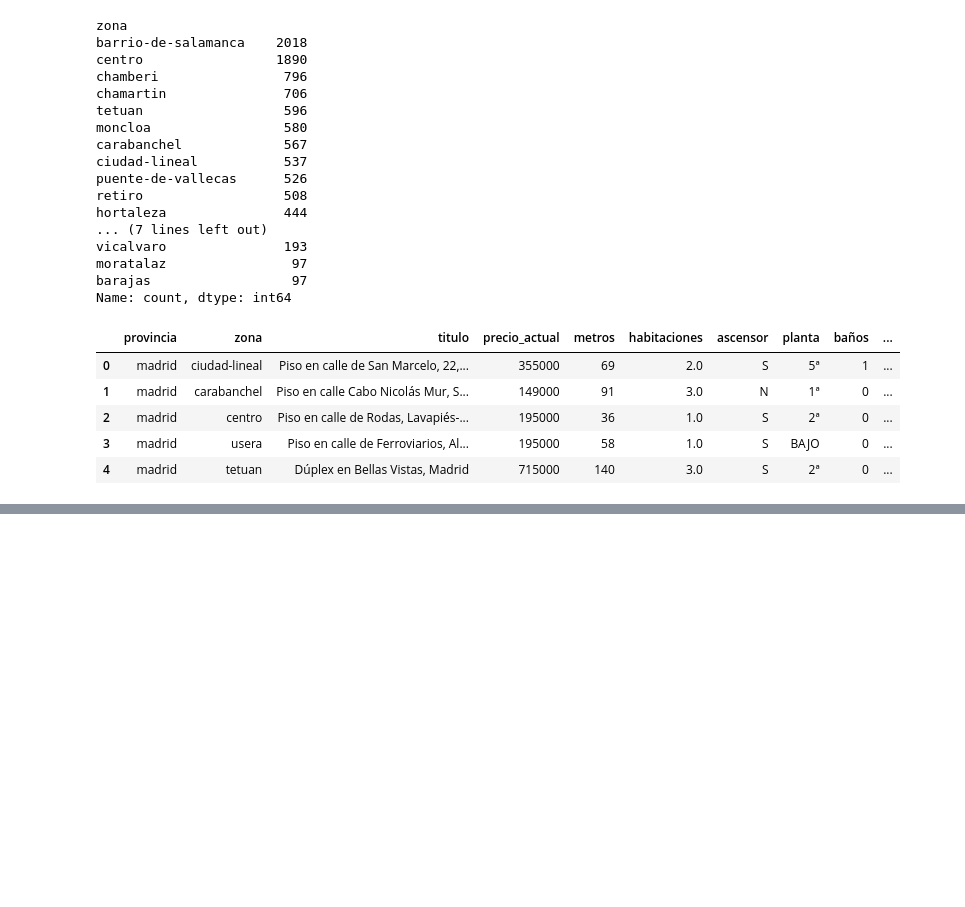
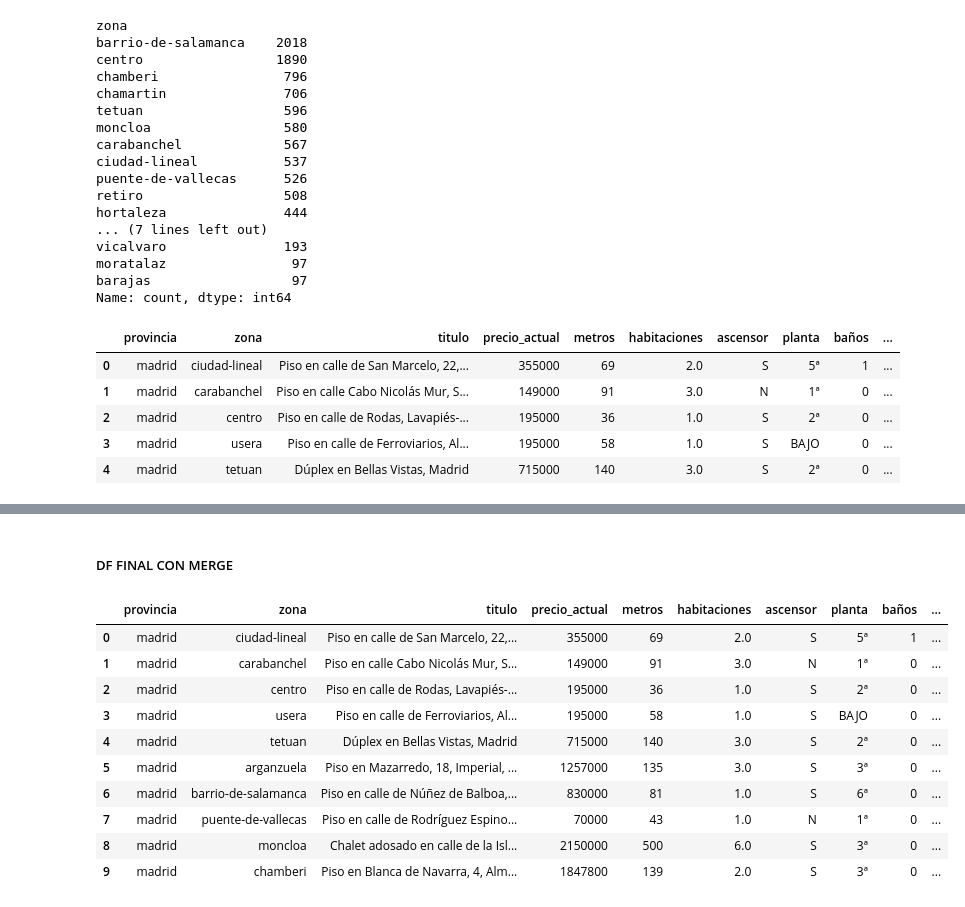
Before and after one commit to carmamenriosrodriguez/Proyecto-Venta-Madrid, a Jupyter notebook: Limpieza_Madrid.ipynb, the cells around one changed output, grey strips where cells are left out. Saved outputs shown, nothing was run; the diff lists cells and outputs as text; code cells hidden in the pictures; blank space fills up the shorter version.

```diff
--- a/Limpieza_Madrid.ipynb
+++ b/Limpieza_Madrid.ipynb
@@ -303,0 +371,2 @@ df_madrid.head()
+# %%
+df_renta = df_renta.rename(columns= {'Distritos':'cod_distrito', 'Total': 'renta_neta_media_por_hogar'})
@@ -303,0 +413,2 @@ df_madrid.head()
+# %%
+df_renta['cod_distrito'] = df_renta['cod_distrito'].str[-2:]
@@ -303,0 +435,2 @@ df_madrid.head()
+# %%
+df_renta = df_renta.drop(0)
@@ -303,0 +457,18 @@ df_madrid.head()
+# %% [markdown]
+##### DF FINAL CON MERGE
+# %%
+df_final = pd.merge(df_madrid,df_renta, on = 'cod_distrito', how= 'left').copy()
+# %%
+df_final.head(10)
+# %% [output]
+|  | provincia | zona | titulo | precio_actual | metros | habitaciones | ascensor | planta | baños | ... |
+| 0 | madrid | ciudad-lineal | Piso en calle de San Marcelo, 22,... | 355000 | 69 | 2.0 | S | 5ª | 1 | ... |
+| 1 | madrid | carabanchel | Piso en calle Cabo Nicolás Mur, S... | 149000 | 91 | 3.0 | N | 1ª | 0 | ... |
+| 2 | madrid | centro | Piso en calle de Rodas, Lavapiés-... | 195000 | 36 | 1.0 | S | 2ª | 0 | ... |
+| 3 | madrid | usera | Piso en calle de Ferroviarios, Al... | 195000 | 58 | 1.0 | S | BAJO | 0 | ... |
+| 4 | madrid | tetuan | Dúplex en Bellas Vistas, Madrid | 715000 | 140 | 3.0 | S | 2ª | 0 | ... |
+| 5 | madrid | arganzuela | Piso en Mazarredo, 18, Imperial, ... | 1257000 | 135 | 3.0 | S | 3ª | 0 | ... |
+| 6 | madrid | barrio-de-salamanca | Piso en calle de Núñez de Balboa,... | 830000 | 81 | 1.0 | S | 6ª | 0 | ... |
+| 7 | madrid | puente-de-vallecas | Piso en calle de Rodríguez Espino... | 70000 | 43 | 1.0 | N | 1ª | 0 | ... |
+| 8 | madrid | moncloa | Chalet adosado en calle de la Isl... | 2150000 | 500 | 6.0 | S | 3ª | 0 | ... |
+| 9 | madrid | chamberi | Piso en Blanca de Navarra, 4, Alm... | 1847800 | 139 | 2.0 | S | 3ª | 0 | ... |
```
Also changed, not shown: parts of 11 cells of this notebook.
